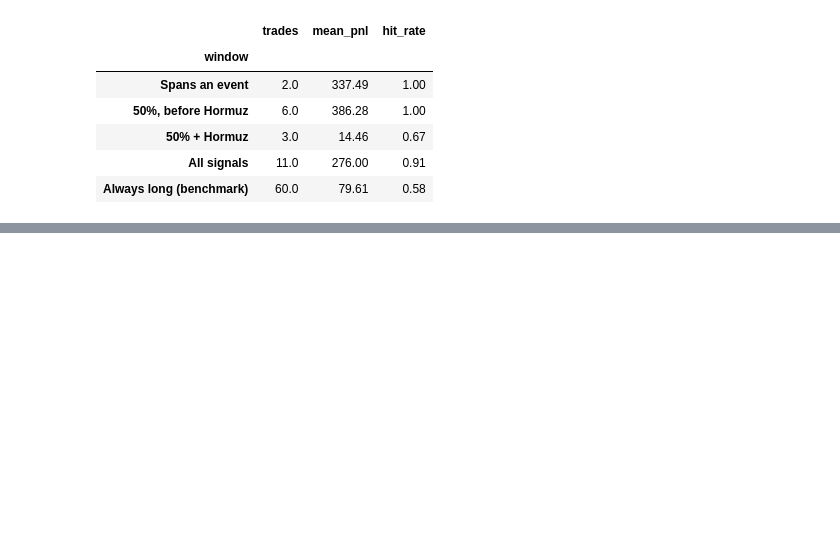
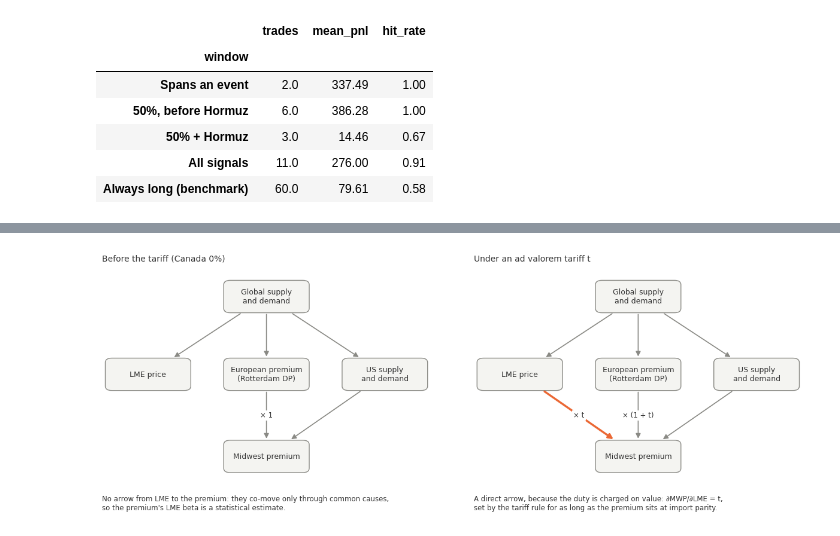
Before and after one commit to ricardo-sonda/al-mwp, a Jupyter notebook: notebook.ipynb, the cells around one changed output, grey strips where cells are left out. Drawn from its saved outputs; the diff is of its cells as text; code cells hidden in the pictures; blank space fills up the shorter version.

```diff
--- a/notebook.ipynb
+++ b/notebook.ipynb
@@ -1143,0 +989,51 @@ Takeaway:
+# %%
+# The causal picture behind the hedge. An arrow is a causal link; the label on an arrow into the premium is ∂MWP/∂parent
+# at Canada import parity, MWP = (DP − F_netback) + F_mw + t × (LME + DP − F_netback).
+from matplotlib.patches import FancyBboxPatch
+
+NODES = {"global": (0.50, 0.86, "Global supply\nand demand"),
+         "lme":    (0.14, 0.50, "LME price"),
+         "dp":     (0.50, 0.50, "European premium\n(Rotterdam DP)"),
+         "us":     (0.86, 0.50, "US supply\nand demand"),
+         "mwp":    (0.50, 0.12, "Midwest premium")}
+BOX_W, BOX_H = 0.26, 0.15   # axes fraction
+
+def box_edge(p, q):
+    """Point where the line from box centre p towards q leaves the box."""
+    dx, dy = q[0] - p[0], q[1] - p[1]
+    s = min(BOX_W / 2 / abs(dx) if dx else np.inf, BOX_H / 2 / abs(dy) if dy else np.inf)
+    return p[0] + s * dx, p[1] + s * dy
+
+def draw_dag(ax, edges, title, caption):
+    for x, y, label in NODES.values():
+        ax.add_patch(FancyBboxPatch((x - BOX_W / 2, y - BOX_H / 2), BOX_W, BOX_H, boxstyle="round,pad=0,rounding_size=0.02",
+                                    fc="#f4f4f1", ec=MUTED, lw=1))
+        ax.text(x, y, label, ha="center", va="center", fontsize=9, color=INK)
+    for a, b, label, color, lw in edges:
+        p, q = NODES[a][:2], NODES[b][:2]
+        start, end = box_edge(p, q), box_edge(q, p)
+        ax.annotate("", xy=end, xytext=start, arrowprops=dict(arrowstyle="-|>", color=color, lw=lw, mutation_scale=12))
+        if label:
+            ax.text((start[0] + end[0]) / 2, (start[1] + end[1]) / 2, label, ha="center", va="center", fontsize=8.5,
+                    color=INK, bbox=dict(fc="white", ec="none", pad=1.5))
+    ax.set_title(title, loc="left", color=INK, fontsize=10)
+    ax.text(0.0, -0.06, caption, ha="left", va="top", fontsize=8.5, color=INK, transform=ax.transAxes)
+    ax.set_xlim(0, 1)
+    ax.set_ylim(0, 1)
+    ax.axis("off")
+
+COMMON = [("global", "lme", None, MUTED, 1.2), ("global", "dp", None, MUTED, 1.2), ("global", "us", None, MUTED, 1.2),
+          ("us", "mwp", None, MUTED, 1.2)]
+fig, (ax1, ax2) = plt.subplots(1, 2, figsize=(12, 4.6))
+draw_dag(ax1, COMMON + [("dp", "mwp", "× 1", MUTED, 1.2)],
+         "Before the tariff (Canada 0%)",
+         "No arrow from LME to the premium: they co-move only through common causes,\n"
+         "so the premium's LME beta is a statistical estimate.")
+draw_dag(ax2, COMMON + [("dp", "mwp", "× (1 + t)", MUTED, 1.2), ("lme", "mwp", "× t", ORANGE, 2.4)],
+         "Under an ad valorem tariff t",
+         "A direct arrow, because the duty is charged on value: ∂MWP/∂LME = t,\n"
+         "set by the tariff rule for as long as the premium sits at import parity.")
+fig.tight_layout()
+plt.show()
+# %% [output]
+[figure, added]
```
Also changed, not shown: parts of 7 cells of this notebook, 6 other files.
